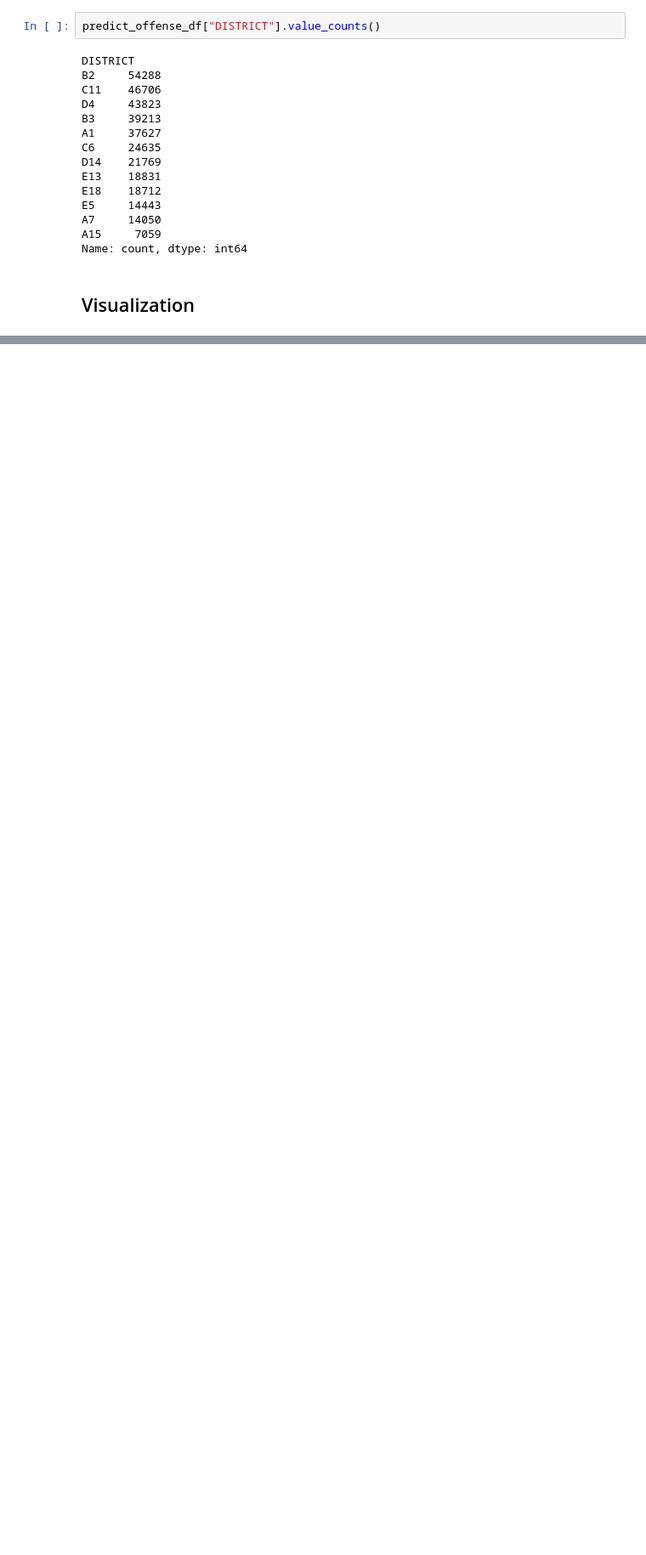
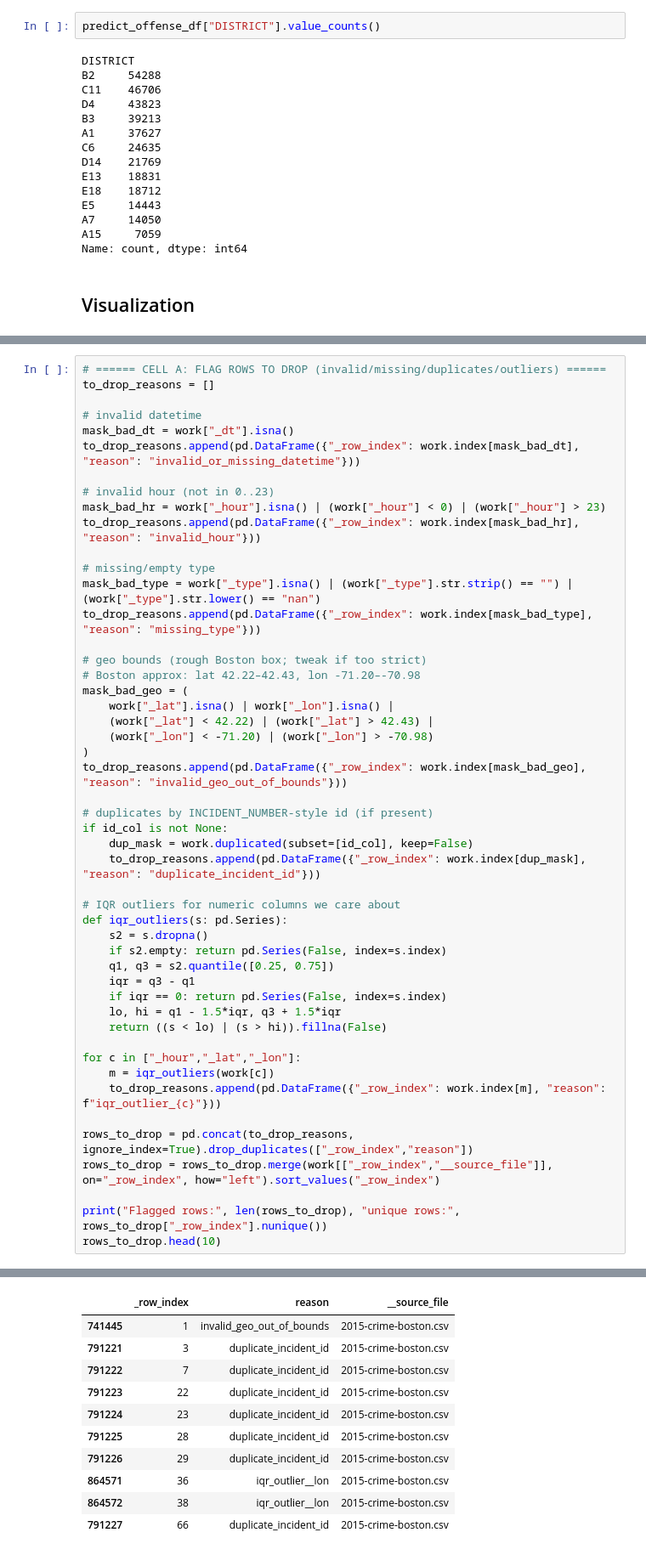
Before and after one commit to HarshaBeth/Boston-Area-Price-and-Crime-Prediction, a Jupyter notebook: backend/notebooks/model1.ipynb, the cells around one changed output, grey strips where cells are left out. Shown: that part at 85% size. Cells and saved outputs as stored; diff of their text form; blank space fills up the shorter version.

```diff
--- a/backend/notebooks/model1.ipynb
+++ b/backend/notebooks/model1.ipynb
@@ -176,0 +340,50 @@ Name: count, dtype: int64
+# %%
+# ====== CELL A: FLAG ROWS TO DROP (invalid/missing/duplicates/outliers) ======
+to_drop_reasons = []
+
+# invalid datetime
+mask_bad_dt = work["_dt"].isna()
+to_drop_reasons.append(pd.DataFrame({"_row_index": work.index[mask_bad_dt], "reason": "invalid_or_missing_datetime"}))
+
+# invalid hour (not in 0..23)
+mask_bad_hr = work["_hour"].isna() | (work["_hour"] < 0) | (work["_hour"] > 23)
+to_drop_reasons.append(pd.DataFrame({"_row_index": work.index[mask_bad_hr], "reason": "invalid_hour"}))
+
+# missing/empty type
+mask_bad_type = work["_type"].isna() | (work["_type"].str.strip() == "") | (work["_type"].str.lower() == "nan")
+to_drop_reasons.append(pd.DataFrame({"_row_index": work.index[mask_bad_type], "reason": "missing_type"}))
+
+# geo bounds (rough Boston box; tweak if too strict)
+# Boston approx: lat 42.22–42.43, lon -71.20–-70.98
+mask_bad_geo = (
+    work["_lat"].isna() | work["_lon"].isna() |
+    (work["_lat"] < 42.22) | (work["_lat"] > 42.43) |
+    (work["_lon"] < -71.20) | (work["_lon"] > -70.98)
+)
+to_drop_reasons.append(pd.DataFrame({"_row_index": work.index[mask_bad_geo], "reason": "invalid_geo_out_of_bounds"}))
+
+# duplicates by INCIDENT_NUMBER-style id (if present)
+if id_col is not None:
+    dup_mask = work.duplicated(subset=[id_col], keep=False)
+    to_drop_reasons.append(pd.DataFrame({"_row_index": work.index[dup_mask], "reason": "duplicate_incident_id"}))
+
+# IQR outliers for numeric columns we care about
+def iqr_outliers(s: pd.Series):
+    s2 = s.dropna()
+    if s2.empty: return pd.Series(False, index=s.index)
+    q1, q3 = s2.quantile([0.25, 0.75])
+    iqr = q3 - q1
+    if iqr == 0: return pd.Series(False, index=s.index)
+    lo, hi = q1 - 1.5*iqr, q3 + 1.5*iqr
+    return ((s < lo) | (s > hi)).fillna(False)
+
+for c in ["_hour","_lat","_lon"]:
+    m = iqr_outliers(work[c])
+    to_drop_reasons.append(pd.DataFrame({"_row_index": work.index[m], "reason": f"iqr_outlier_{c}"}))
+
+rows_to_drop = pd.concat(to_drop_reasons, ignore_index=True).drop_duplicates(["_row_index","reason"])
+rows_to_drop = rows_to_drop.merge(work[["_row_index","__source_file"]], on="_row_index", how="left").sort_values("_row_index")
+
+print("Flagged rows:", len(rows_to_drop), "unique rows:", rows_to_drop["_row_index"].nunique())
+rows_to_drop.head(10)
+# %% [output]
@@ -176,0 +391,11 @@ Name: count, dtype: int64
+|  | _row_index | reason | __source_file |
+| 741445 | 1 | invalid_geo_out_of_bounds | 2015-crime-boston.csv |
+| 791221 | 3 | duplicate_incident_id | 2015-crime-boston.csv |
+| 791222 | 7 | duplicate_incident_id | 2015-crime-boston.csv |
+| 791223 | 22 | duplicate_incident_id | 2015-crime-boston.csv |
+| 791224 | 23 | duplicate_incident_id | 2015-crime-boston.csv |
+| 791225 | 28 | duplicate_incident_id | 2015-crime-boston.csv |
+| 791226 | 29 | duplicate_incident_id | 2015-crime-boston.csv |
+| 864571 | 36 | iqr_outlier__lon | 2015-crime-boston.csv |
+| 864572 | 38 | iqr_outlier__lon | 2015-crime-boston.csv |
+| 791227 | 66 | duplicate_incident_id | 2015-crime-boston.csv |
```
Also changed, not shown: parts of 5 cells of this notebook, 2 other files.
